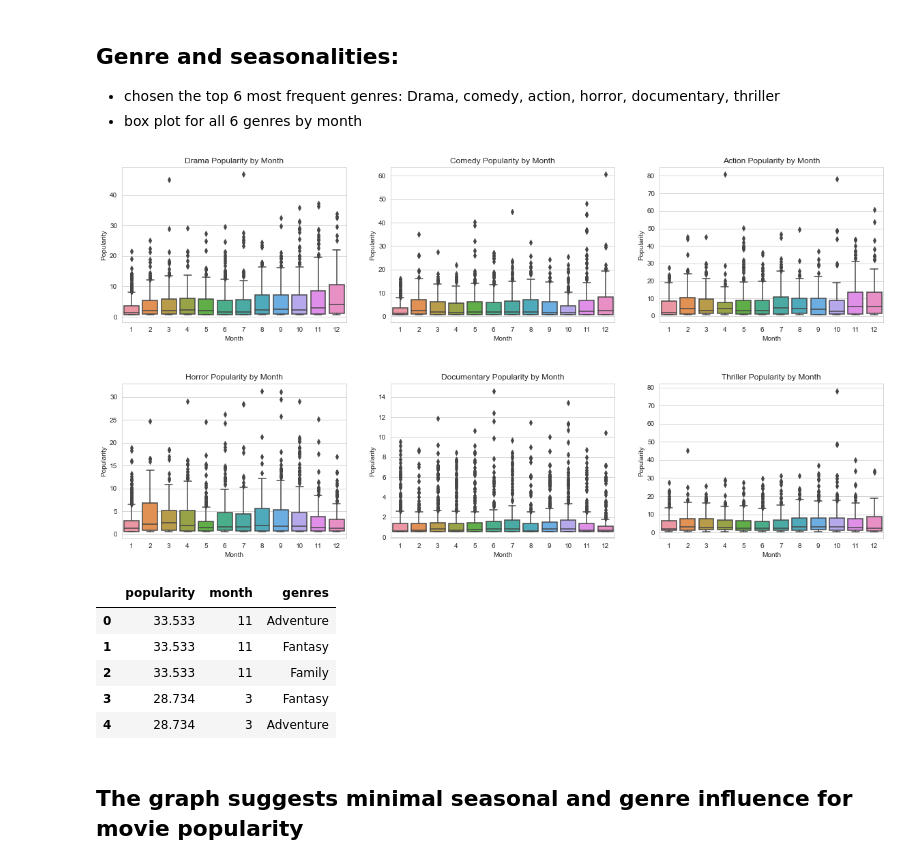
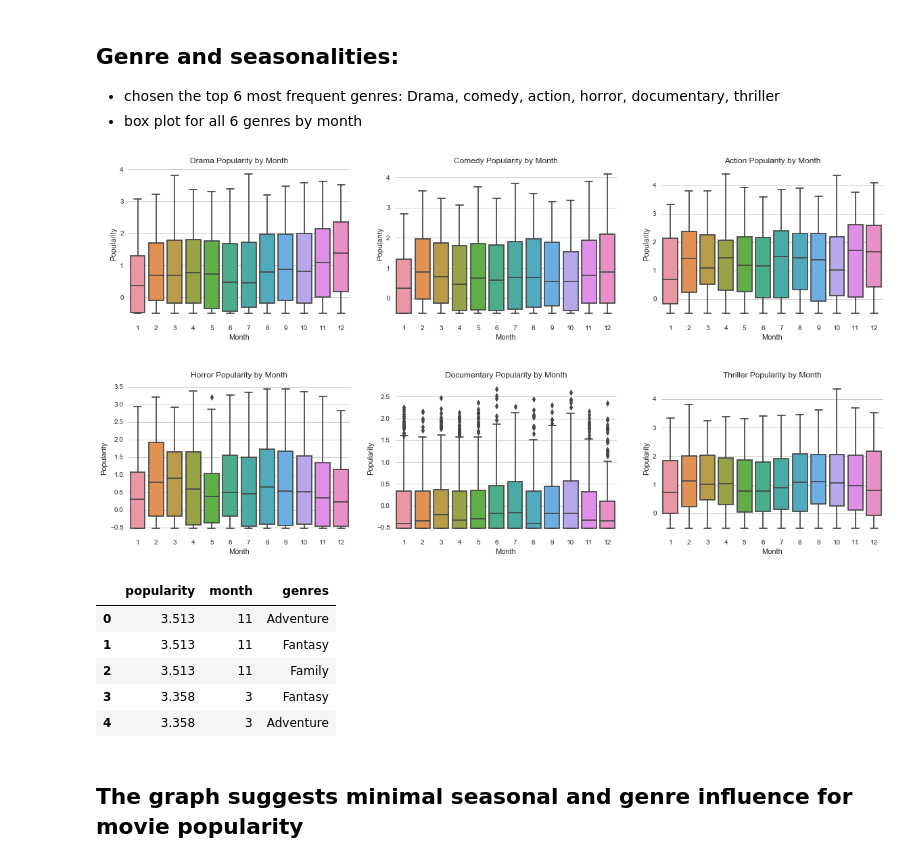
Before and after one commit to mzhou356/dc_ds_06_03_mod1_project, a Jupyter notebook: Mod1 NonTechnical Jupyter NoteBook.ipynb, the cells around one changed output. Saved outputs shown, nothing was run; the diff lists cells and outputs as text; code cells hidden in the pictures.

Commit message:
modified graph and scale of the popularity

```diff
--- a/Mod1 NonTechnical Jupyter NoteBook.ipynb
+++ b/Mod1 NonTechnical Jupyter NoteBook.ipynb
@@ -63,13 +63,17 @@ budget_popularity.head()
   * box plot for all 6 genres by month
 # %%
 # load genres
+plt.style.use('seaborn')
 genre_popularity = pd.read_pickle('data/genre_popularity.pkl')
+# set popularity to be in scale log
+genre_popularity.popularity = np.log(genre_popularity.popularity)
+genre_popularity
 sns.set_style('whitegrid')
 plt.figure(figsize=(20, 10))
 # plot drama
 drama = genre_popularity[genre_popularity.genres == 'Drama']
 ax1 = plt.subplot(231)
-ax1 = sns.boxplot(x="month", y="popularity", data=drama, ax=ax1)
+ax1 = sns.boxplot(x="month", y= "popularity", data=drama, ax=ax1)
 ax1.set_xlabel('Month')
 ax1.set_ylabel('Popularity')
 ax1.set_title('Drama Popularity by Month')
@@ -84,44 +88,44 @@ ax2.set_title('Comedy Popularity by Month')
 action = genre_popularity[genre_popularity.genres == 'Action']
 ax3 = plt.subplot(233)
 ax3 = sns.boxplot(x="month", y="popularity", data=action, ax=ax3)
 ax3.set_xlabel('Month')
 ax3.set_ylabel('Popularity')
 ax3.set_title('Action Popularity by Month')
 # plot horror
 horror = genre_popularity[genre_popularity.genres == 'Horror']
 ax4 = plt.subplot(234)
 ax4 = sns.boxplot(x="month", y="popularity", data=horror, ax=ax4)
 ax4.set_xlabel('Month')
 ax4.set_ylabel('Popularity')
 ax4.set_title('Horror Popularity by Month')
 # plot documentary
 documentary = genre_popularity[genre_popularity.genres == 'Documentary']
 ax5 = plt.subplot(235)
 ax5 = sns.boxplot(x="month", y="popularity", data=documentary, ax=ax5)
 ax5.set_xlabel('Month')
 ax5.set_ylabel('Popularity')
 ax5.set_title('Documentary Popularity by Month')
 # plot thriller
 thriller = genre_popularity[genre_popularity.genres == 'Thriller']
 ax6 = plt.subplot(236)
 ax6 = sns.boxplot(x="month", y="popularity", data=thriller, ax=ax6)
 ax6.set_xlabel('Month')
 ax6.set_ylabel('Popularity')
 ax6.set_title('Thriller Popularity by Month')
 plt.subplots_adjust(hspace=0.4)
 plt.show()
 # %% [output]
-[figure, old version]
+[figure, new version]
 # %%
 # second popularity dataframe for studying genres and month
 genre_popularity.head()
 # %% [output]
 |  | popularity | month | genres |
-| 0 | 33.533 | 11 | Adventure |
-| 1 | 33.533 | 11 | Fantasy |
-| 2 | 33.533 | 11 | Family |
-| 3 | 28.734 | 3 | Fantasy |
-| 4 | 28.734 | 3 | Adventure |
+| 0 | 3.513 | 11 | Adventure |
+| 1 | 3.513 | 11 | Fantasy |
+| 2 | 3.513 | 11 | Family |
+| 3 | 3.358 | 3 | Fantasy |
+| 4 | 3.358 | 3 | Adventure |
 # %% [markdown]
 ## The graph suggests minimal seasonal and genre influence for movie popularity
 # %% [markdown]
```
Also changed, not shown: parts of 3 cells of this notebook.
